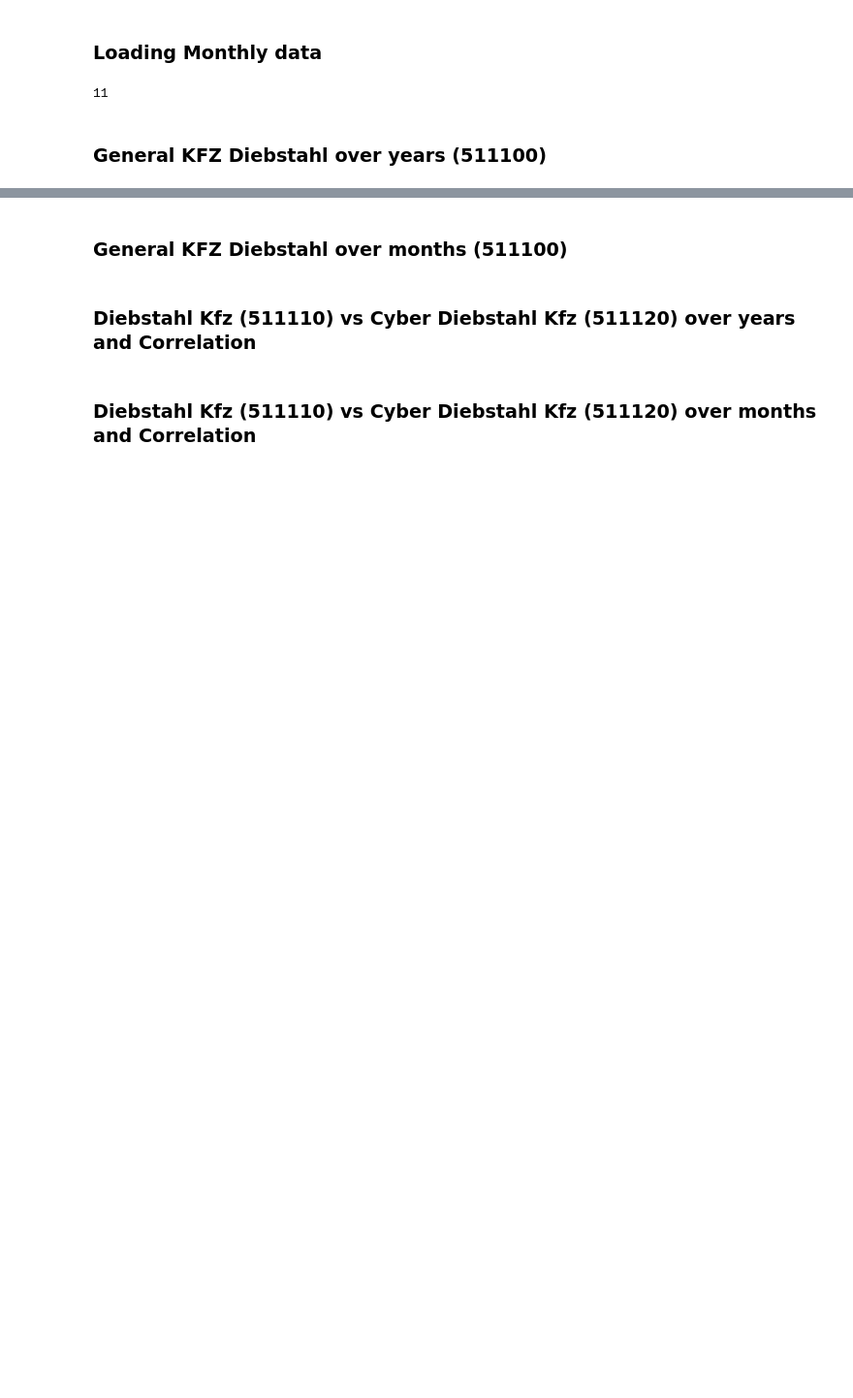
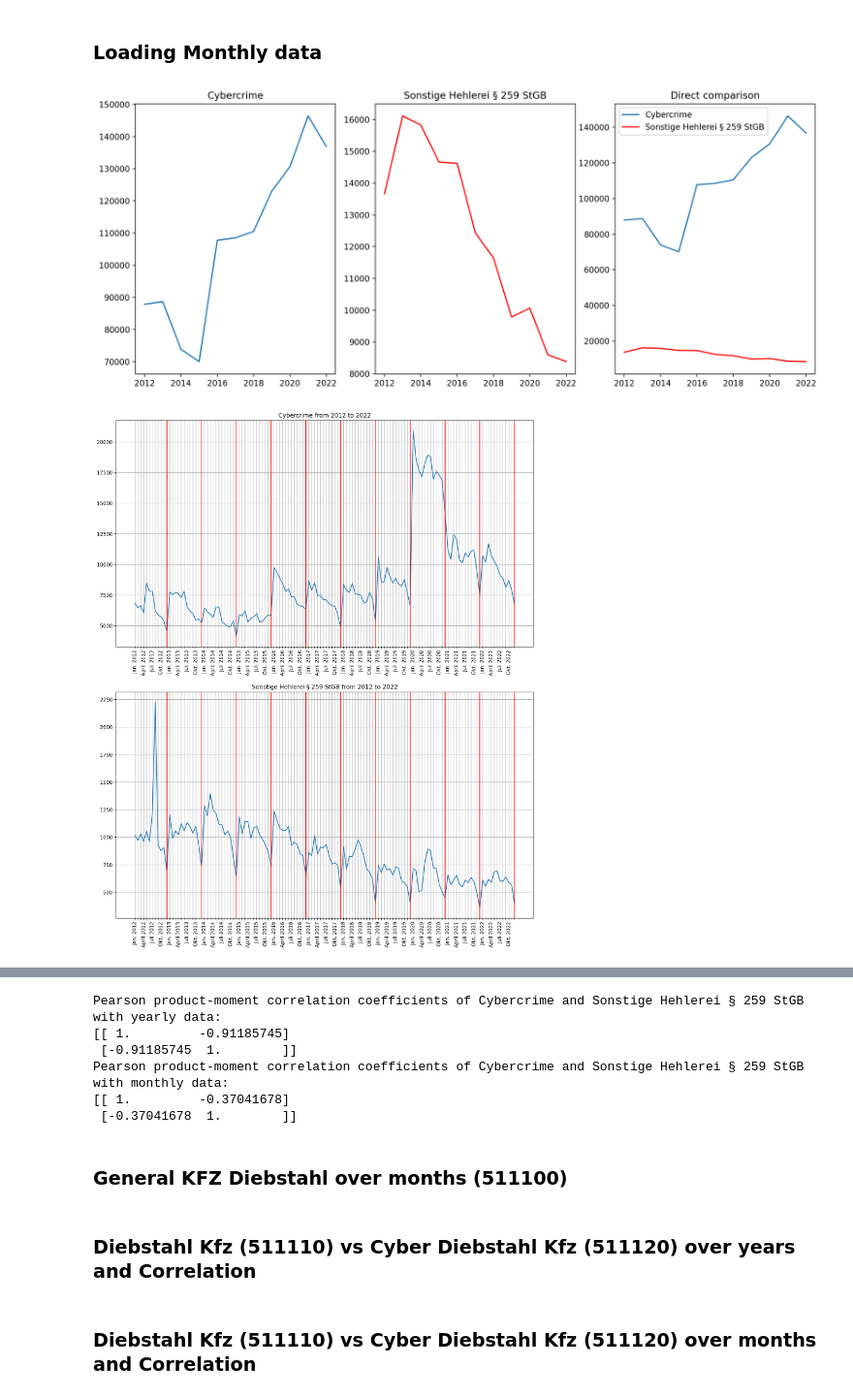
Before and after one commit to LukaslWeber/DataLit-Crime-Project, a Jupyter notebook: temporal_exploraton.ipynb, the cells around one changed output, grey strips where cells are left out. Shown at 97% size. Saved outputs shown, nothing was run; the diff lists cells and outputs as text; code cells hidden in the pictures; blank space fills up the shorter version.

```diff
--- a/temporal_exploraton.ipynb
+++ b/temporal_exploraton.ipynb
@@ -601,7 +601,7 @@ for year in years:
 ### Loading Yearly data
 # %%
 #T01-Faelle
-years = range(2012,2023)
+years = range(2020,2023)
 db_yearly_data = DataLoader()
 
 for year in years:
@@ -731,16 +720,13 @@ class DataLoader(Dataset):
                 db['BU-F-01'] = load_BU01_2012_2015(fpath)
         return db
 
-years = range(2012,2023)
-db_monthly_data = DataLoader()
+db_monthly_and_yearly_data = DataLoader()
 
 # cols = []
 # for year in years:
 #     print(f"{year} : {db_monthly_data[year]['BU-F-08'].columns.values.tolist()}")
 #     print(db_monthly_data[year]['BU-F-08'].iloc[0])
 
-df_years_monthly = list()
-for year in years:
-    df_years_monthly.append(db_monthly_data[year]['BU-F-08'])
+# df_years_monthly = list()
+# for year in years:
+#     df_years_monthly.append(db_monthly_data[year]['BU-F-08'])
-# %% [output]
-11
@@ -753,2 +732,0 @@ def eval_montly_over_years(years, c1_key, c2_key, sum_key_of_c1_and_c2 = None):
-# %% [markdown]
-### General KFZ Diebstahl over years (511100)
@@ -756,0 +733,18 @@ def eval_montly_over_years(years, c1_key, c2_key, sum_key_of_c1_and_c2 = None):
+# %%
+def get_yearly_cases_by_key(key, data, sum_same_key):
+    cases_by_year = list()
+    data_years = list()
+    for (year, df) in data:
+        if sum_same_key:
+            # summing up the entries in df that have an identical key
+            cases_curr_year = 0
+            for i in range(len(df['Anzahl erfasste Fälle'][df['Schlüssel'] == key])):
+                cases_curr_year += df['Anzahl erfasste Fälle'][df['Schlüssel'] == key].iloc[i]
+        else:
+            # taking only the first entry that uses the key in df
+            cases_curr_year = df['Anzahl erfasste Fälle'][df['Schlüssel'] == key].iloc[0]
+
+        cases_by_year.append(cases_curr_year)
+        data_years.append(year)
+
+    return data_years, cases_by_year
@@ -756,0 +887,10 @@ def eval_montly_over_years(years, c1_key, c2_key, sum_key_of_c1_and_c2 = None):
+# %%
+c1_key = '897000'
+c2_key = '632079'
+sum_key_of_c1_and_c2 = None
+processed_data_for_keys = create_data_montly_over_years(years, db_monthly_and_yearly_data, c1_key, c2_key, sum_key_of_c1_and_c2)
+# %%
+create_plots(c1_key, c2_key, sum_key_of_c1_and_c2, y_ticks=2000, y_ticks_combined=5000, args=processed_data_for_keys)
+# %% [output]
+[figure, added]
+[figure, added]
@@ -757,3 +899,9 @@ def eval_montly_over_years(years, c1_key, c2_key, sum_key_of_c1_and_c2 = None):
+Pearson product-moment correlation coefficients of Cybercrime and Sonstige Hehlerei § 259 StGB with yearly data:
+[[ 1.         -0.91185745]
+ [-0.91185745  1.        ]]
+Pearson product-moment correlation coefficients of Cybercrime and Sonstige Hehlerei § 259 StGB with monthly data:
+[[ 1.         -0.37041678]
+ [-0.37041678  1.        ]]
 # %% [markdown]
 ### General KFZ Diebstahl over months (511100)
 # %%
```
Also changed, not shown: parts of 8 cells of this notebook.
